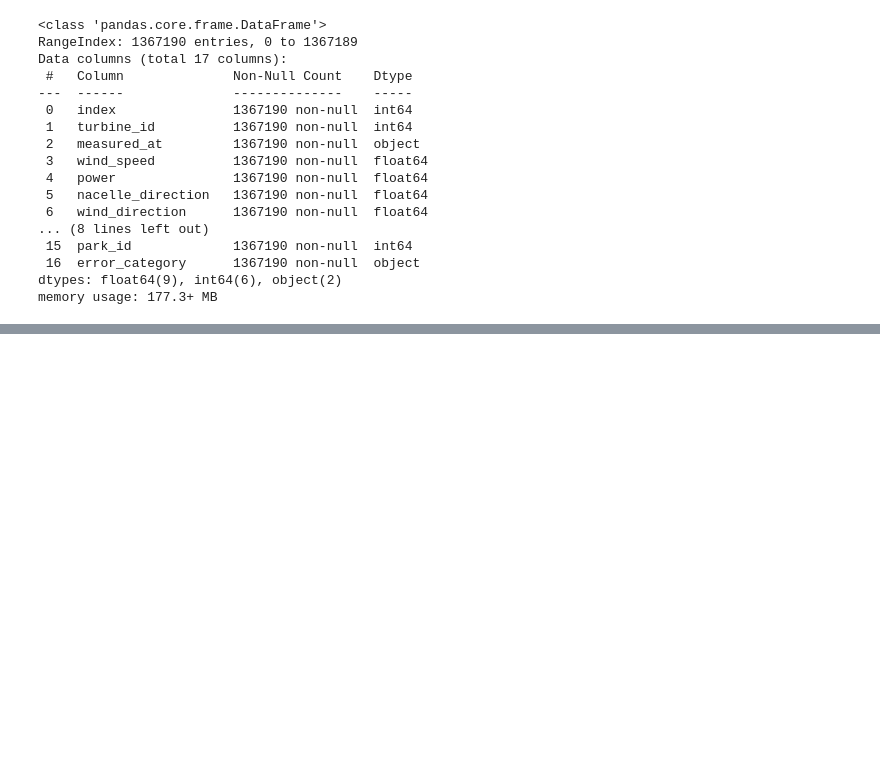
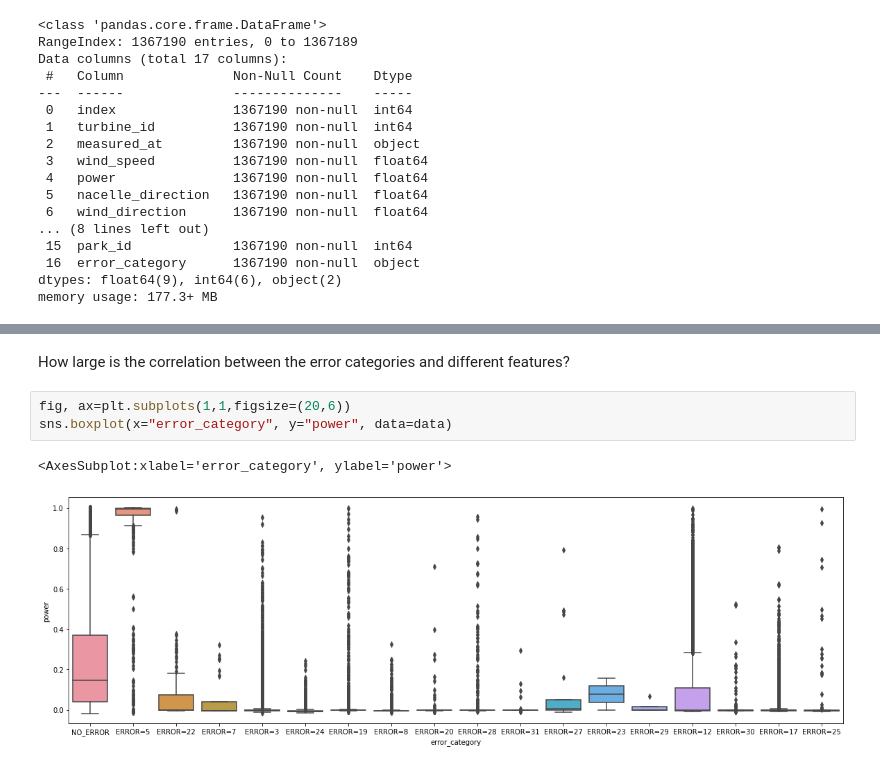
Before and after one commit to DZuercher/Datathlon2022, a Jupyter notebook: exploration/exploration_christiane.ipynb, the cells around one changed output, grey strips where cells are left out. Drawn from its saved outputs; the diff is of its cells as text; blank space fills up the shorter version.

```diff
--- a/exploration/exploration_christiane.ipynb
+++ b/exploration/exploration_christiane.ipynb
@@ -37,0 +132,8 @@ memory usage: 177.3+ MB
+# %% [markdown]
+How large is the correlation between the error categories and different features?
+# %%
+fig, ax=plt.subplots(1,1,figsize=(20,6))
+sns.boxplot(x="error_category", y="power", data=data)
+# %% [output]
+<AxesSubplot:xlabel='error_category', ylabel='power'>
+[figure, added]
```
Also changed, not shown: parts of 24 cells of this notebook.
